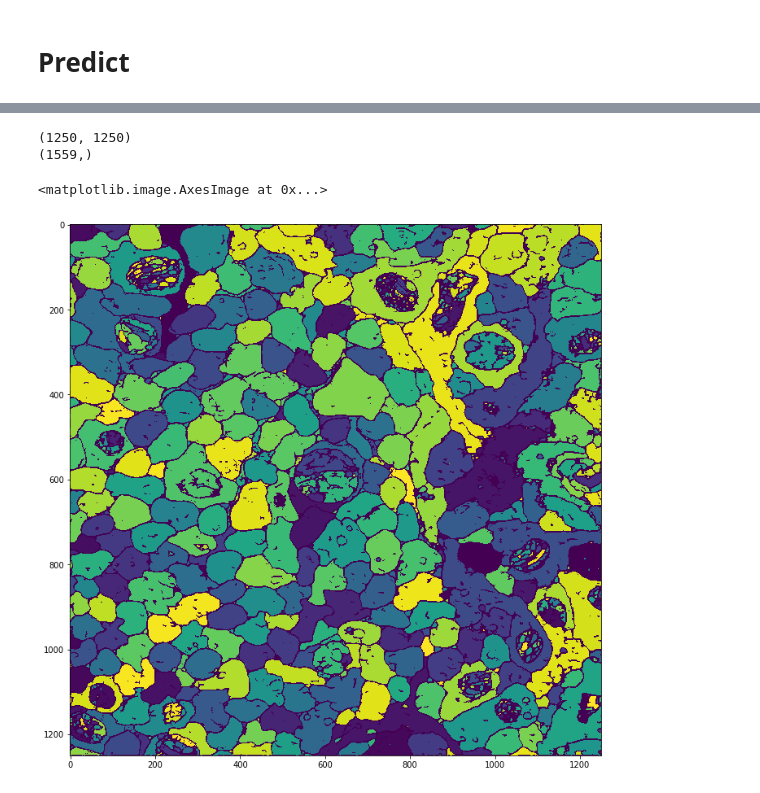
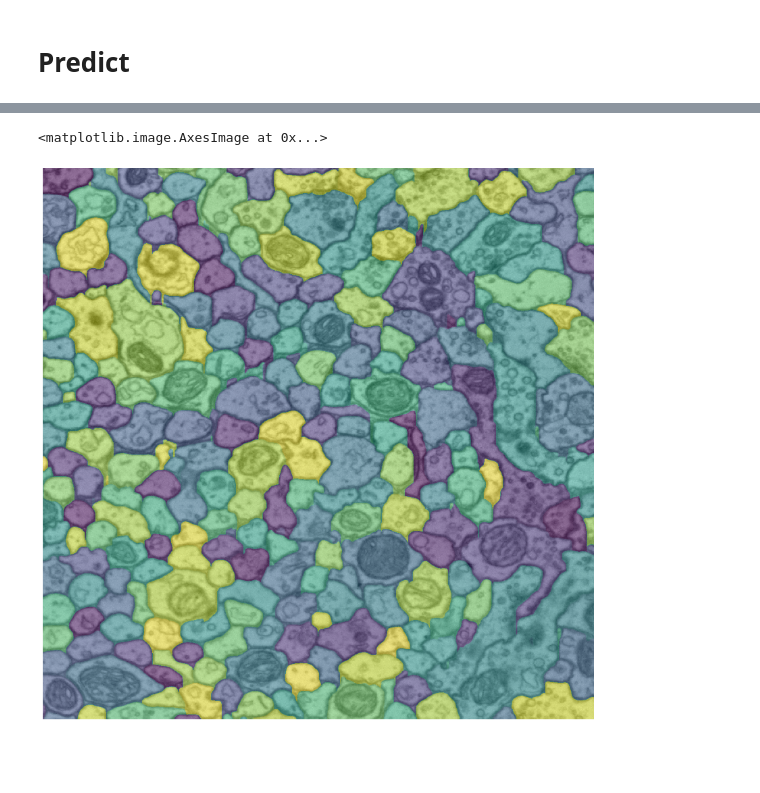
Before and after one commit to garridoq/malis-project, a Jupyter notebook: Inference.ipynb, the cells around one changed output, grey strips where cells are left out. Drawn from its saved outputs; the diff is of its cells as text; code cells hidden in the pictures; blank space fills up the shorter version.

```diff
--- a/Inference.ipynb
+++ b/Inference.ipynb
@@ -48,7 +96,9 @@ class CREMIDataset(Dataset):
         if torch.is_tensor(idx):
             idx = idx.tolist()
         #Fuse all ndarrays into one and normalize
-        image = np.stack([self.hdf[self.img_dir][idx]],axis=0)/255
+        image = np.stack([self.hdf[self.img_dir][idx]],axis=0)
+        image = (image/np.max(image)*2)-1
+        #image = (image - np.mean(image))/(np.std(image))
         #Change type since original type (uint64) is not supported
         segment = np.stack(self.hdf[self.seg_dir][idx],axis=0).astype(np.int64)
 
@@ -59,8 +109,7 @@ class CREMIDataset(Dataset):
 
         return sample
 # %%
-filename = '../CREMI datasets/sample_A_20160501.hdf'
-#filename = '../CREMI datasets/sample_B_20160501.hdf'
+filename = '../CREMI datasets/test.hdf'
 dataset = CREMIDataset(filename,'volumes/raw','volumes/labels/neuron_ids')
 # %% [markdown]
 # Architecture to use
@@ -118,0 +116,12 @@ Estimated Total Size (MB): 1.39
+# %%
+from unet import UNet
+net = UNet(n_classes=2,depth=DEPTH,wf=WF, padding=PADDING, up_mode=UP_MODE, batch_norm=BATCH_NORM).to(device)
+
+model = nn.Sequential(
+    net,
+    nn.Sigmoid()
+)
+
+model = model.to(device)
+model.load_state_dict(torch.load("./models/model_"+EXP_NAME+".pt" ), strict=False)
+summary(model, (1,256,256))
@@ -221,3 +275,3 @@ def predict_whole_image_lazy():
     return total
 # %%
-total = predict_whole_image_lazy()
+total = predict_whole_image()
@@ -276,22 +301,20 @@ plt.imshow(labeled[100])
 # %%
-import cv2
-#ret, labels = cv2.connectedComponents((dataset[0]*255).astype(np.uint8))
-labels = labeled[100].astype(np.uint64)
-print(labels.shape)
+n = 0
+
+labels = total[n].astype(np.uint64)
 lut = np.unique(labels)
-print(lut.shape)
 np.random.shuffle(lut)
 lut[lut==lut[0]] = 12000
 lut[0] = 0
-colored = lut[labels]*5
+colored = lut[labels-1]*5
 
-plt.figure(figsize=(12,12))
-plt.imshow(colored)
+plt.figure(figsize=(15,15))
+plt.axis('off')
+plt.imshow(dataset[n]['image'][0], cmap='gray',interpolation='none')
+plt.imshow(colored,alpha=0.5)
 # %% [output]
-(1250, 1250)
-(1559,)
+<matplotlib.image.AxesImage at 0x...>
-<matplotlib.image.AxesImage at 0x...>
-[figure, old version]
+[figure, new version]
 # %%
 from cremi import Annotations, Volume
 from cremi.io import CremiFile
```
Also changed, not shown: parts of 11 cells of this notebook.
